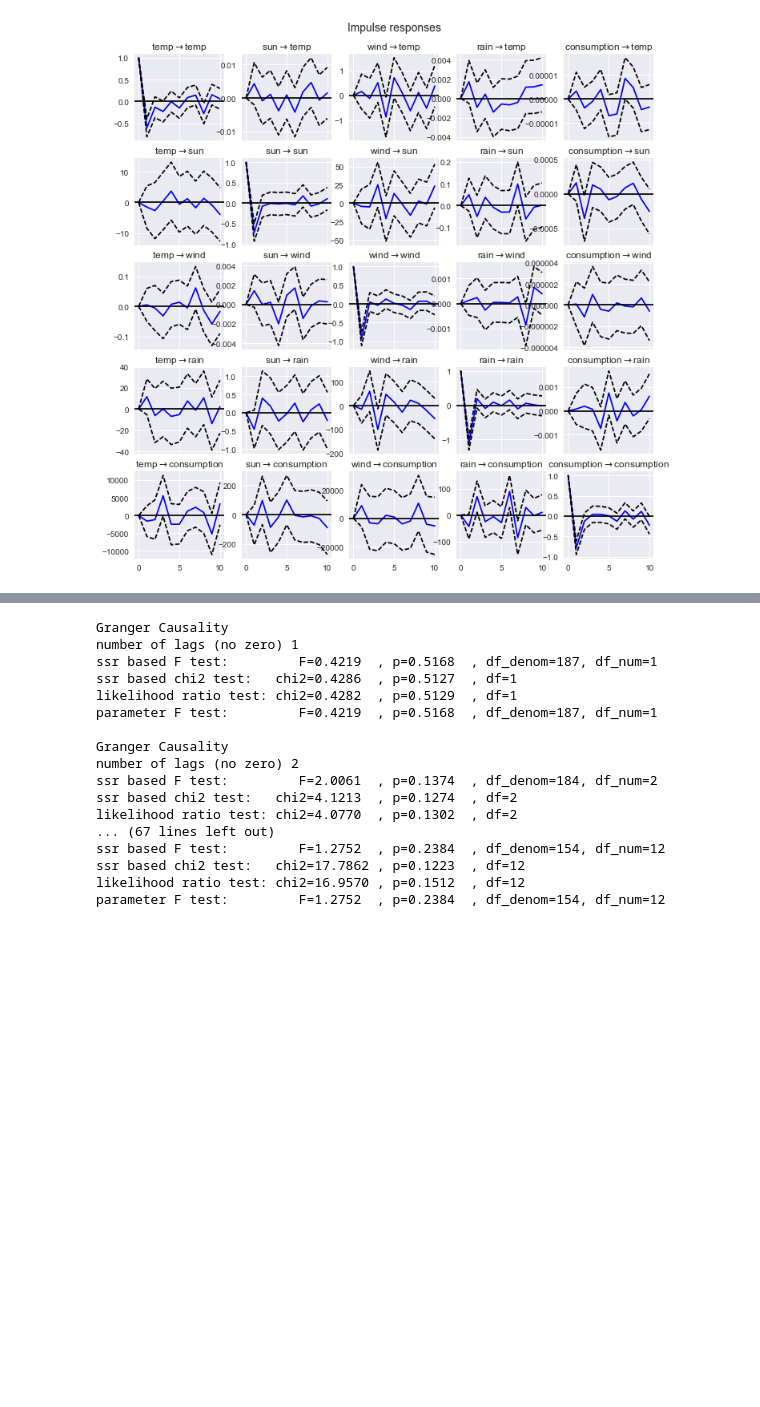
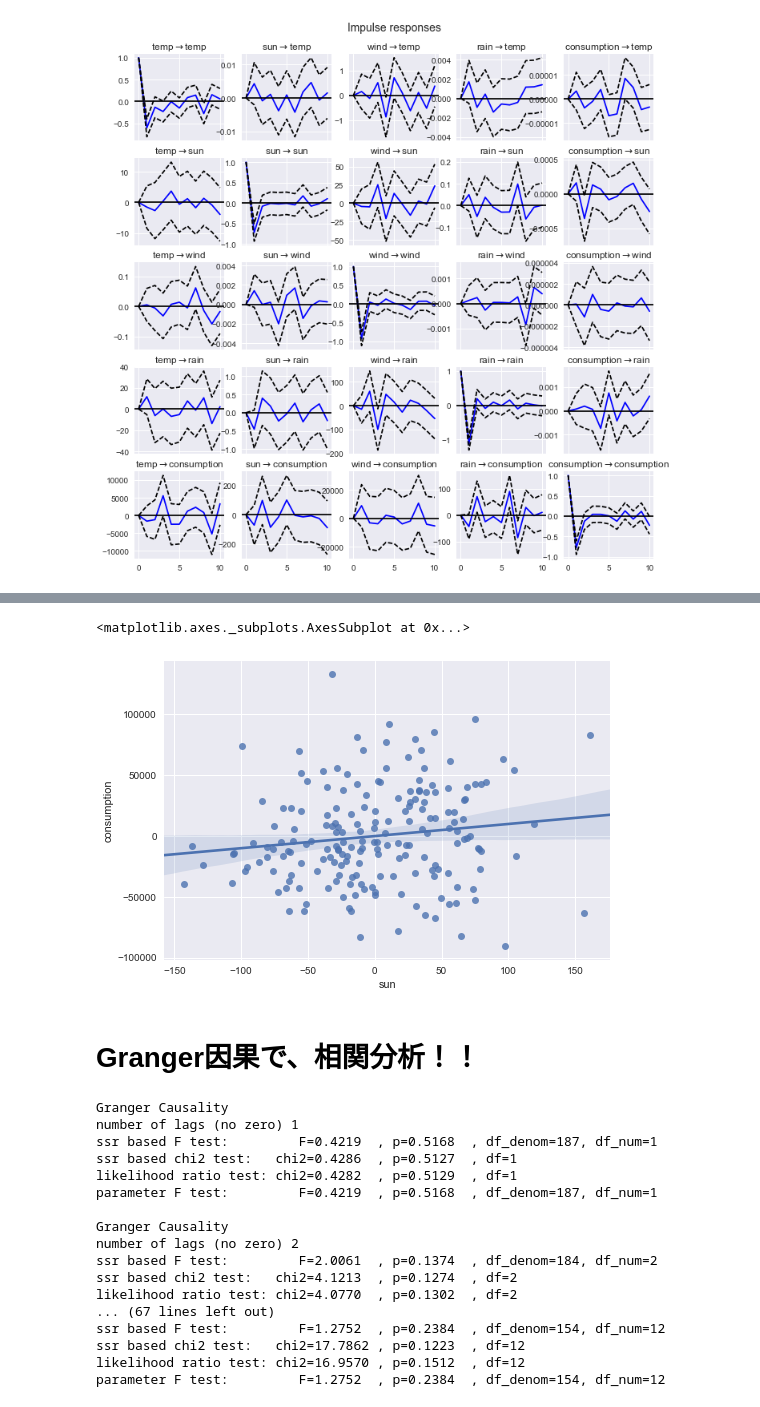
Before and after one commit to taishiroyamada/graduation_thesis_dayo, a Jupyter notebook: sotsuron_data7.ipynb, the cells around one changed output, grey strips where cells are left out. Drawn from its saved outputs; the diff is of its cells as text; code cells hidden in the pictures; blank space fills up the shorter version.

```diff
--- a/sotsuron_data7.ipynb
+++ b/sotsuron_data7.ipynb
@@ -658,3 +678,10 @@ irf.plot(orth=False)
+# %%
+sns.regplot(x=x_train['sun'],y=y_train['consumption'])
+# %% [output]
+<matplotlib.axes._subplots.AxesSubplot at 0x...>
+[figure, added]
+# %% [markdown]
+# Granger因果で、相関分析！！
 # %%
 granger_temp = st.grangercausalitytests(var_data.loc[:,['consumption','temp']], maxlag=12, addconst=True, verbose=True)
 # %% [output]
```
Also changed, not shown: parts of 7 cells of this notebook.
